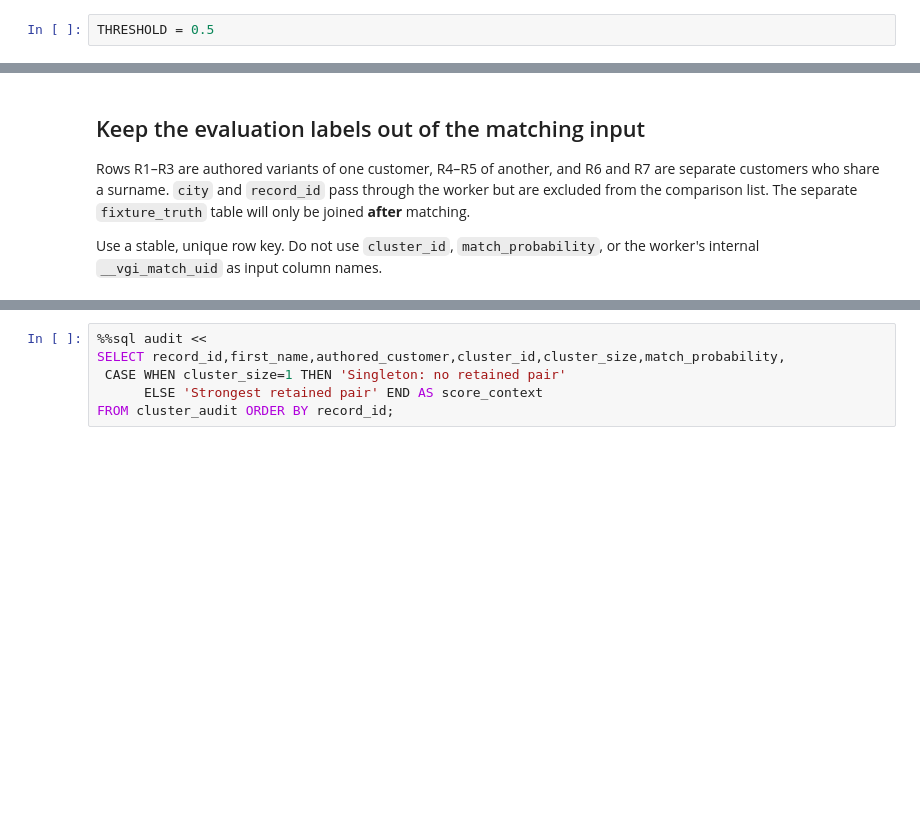
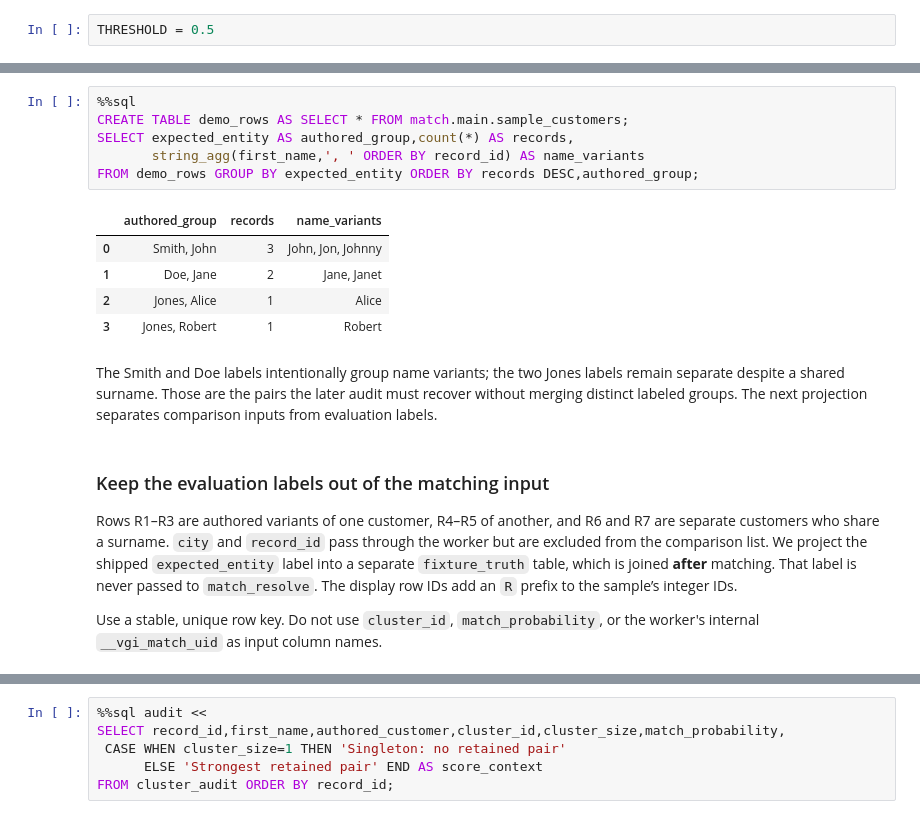
Before and after one commit to Query-farm/vgi-match, a Jupyter notebook: notebooks/01_audit_duplicate_groups.ipynb, the cells around one changed output, grey strips where cells are left out. Cells and saved outputs as stored; diff of their text form; blank space fills up the shorter version.

```diff
--- a/notebooks/01_audit_duplicate_groups.ipynb
+++ b/notebooks/01_audit_duplicate_groups.ipynb
@@ -75,10 +86,25 @@ ATTACH 'match' (TYPE vgi, LOCATION 'uvx --python 3.14 --from git+https://github.
+# %%
+%%sql
+CREATE TABLE demo_rows AS SELECT * FROM match.main.sample_customers;
+SELECT expected_entity AS authored_group,count(*) AS records,
+       string_agg(first_name,', ' ORDER BY record_id) AS name_variants
+FROM demo_rows GROUP BY expected_entity ORDER BY records DESC,authored_group;
+# %% [output]
+|  | authored_group | records | name_variants |
+| 0 | Smith, John | 3 | John, Jon, Johnny |
+| 1 | Doe, Jane | 2 | Jane, Janet |
+| 2 | Jones, Alice | 1 | Alice |
+| 3 | Jones, Robert | 1 | Robert |
+# %% [markdown]
+The Smith and Doe labels intentionally group name variants; the two Jones labels remain separate despite a shared surname. Those are the pairs the later audit must recover without merging distinct labeled groups. The next projection separates comparison inputs from evaluation labels.
 # %% [markdown]
-## Keep the evaluation labels out of the matching input
+### Keep the evaluation labels out of the matching input
 
 Rows R1–R3 are authored variants of one customer, R4–R5 of another, and R6 and R7
 are separate customers who share a surname. `city` and `record_id` pass through the
-worker but are excluded from the comparison list. The separate `fixture_truth` table
-will only be joined **after** matching.
+worker but are excluded from the comparison list. We project the shipped `expected_entity` label into a separate `fixture_truth` table,
+which is joined **after** matching. That label is never passed to `match_resolve`.
+The display row IDs add an `R` prefix to the sample’s integer IDs.
 
 Use a stable, unique row key. Do not use `cluster_id`, `match_probability`, or the
 worker's internal `__vgi_match_uid` as input column names.
```
Also changed, not shown: parts of 20 cells of this notebook, 12 other files.
